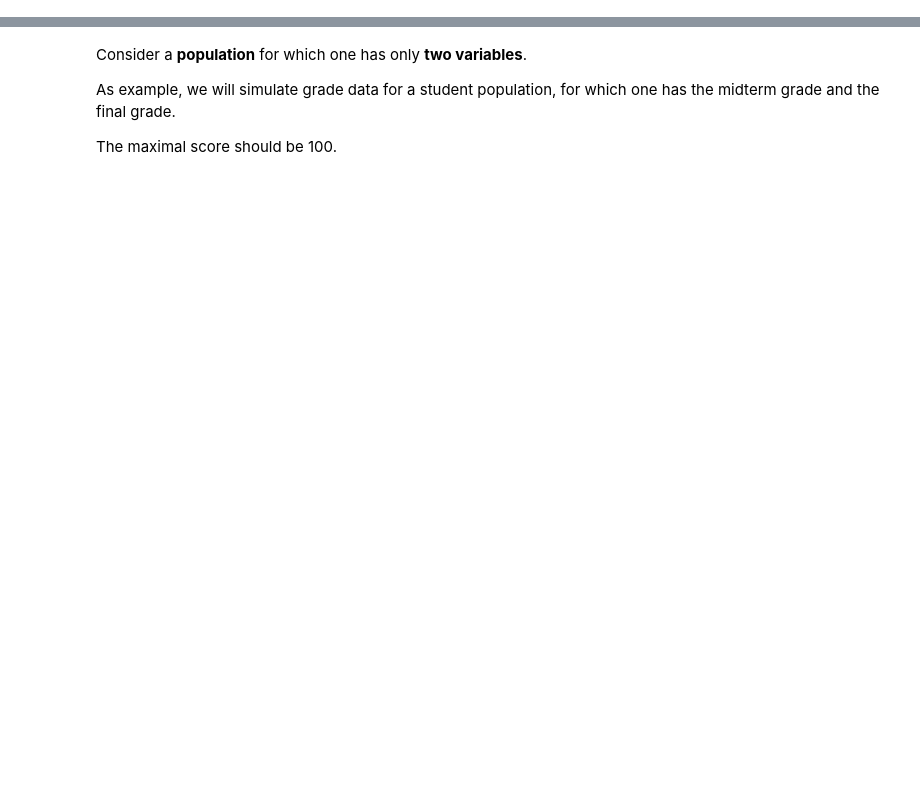
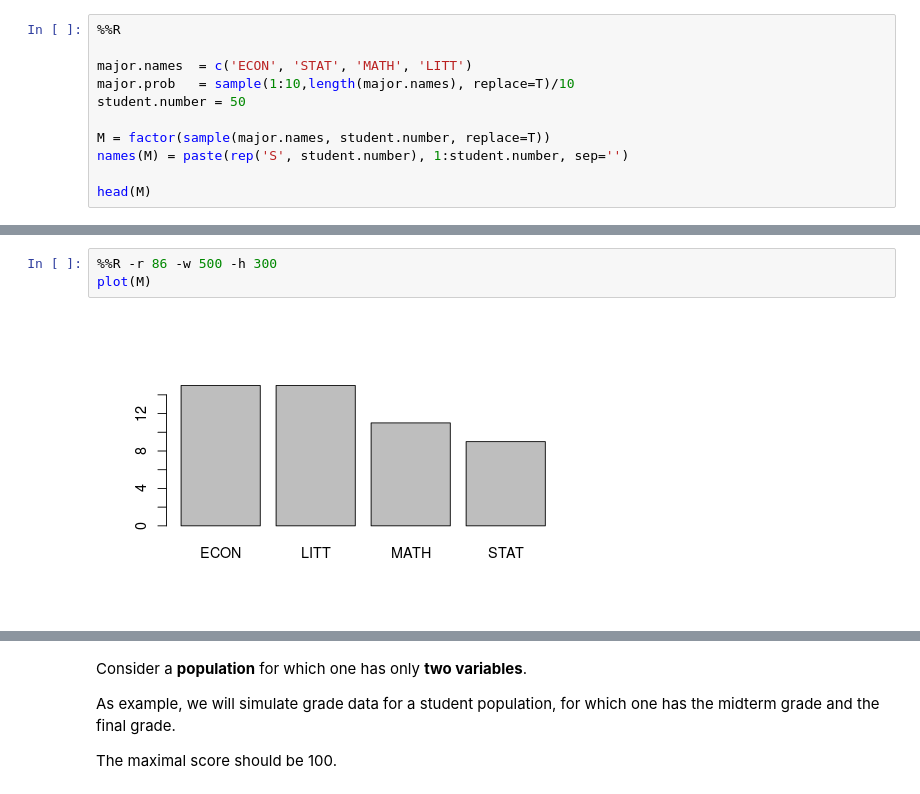
Before and after one commit to philiphong93/data-analysis-with-R, a Jupyter notebook: website/content/notebooks/Population.ipynb, the cells around one changed output, grey strips where cells are left out. Cells and saved outputs as stored; diff of their text form; blank space fills up the shorter version.

```diff
--- a/website/content/notebooks/Population.ipynb
+++ b/website/content/notebooks/Population.ipynb
@@ -9,0 +42,11 @@ For instance in finance a population can be a porfolio and its individuals are t
+# %%
+%%R
+
+major.names  = c('ECON', 'STAT', 'MATH', 'LITT')
+major.prob   = sample(1:10,length(major.names), replace=T)/10
+student.number = 50
+
+M = factor(sample(major.names, student.number, replace=T))
+names(M) = paste(rep('S', student.number), 1:student.number, sep='')
+
+head(M)
@@ -9,0 +64,5 @@ For instance in finance a population can be a porfolio and its individuals are t
+# %%
+%%R -r 86 -w 500 -h 300
+plot(M)
+# %% [output]
+[figure, added]
```
Also changed, not shown: parts of 49 cells of this notebook, 2 other files.
